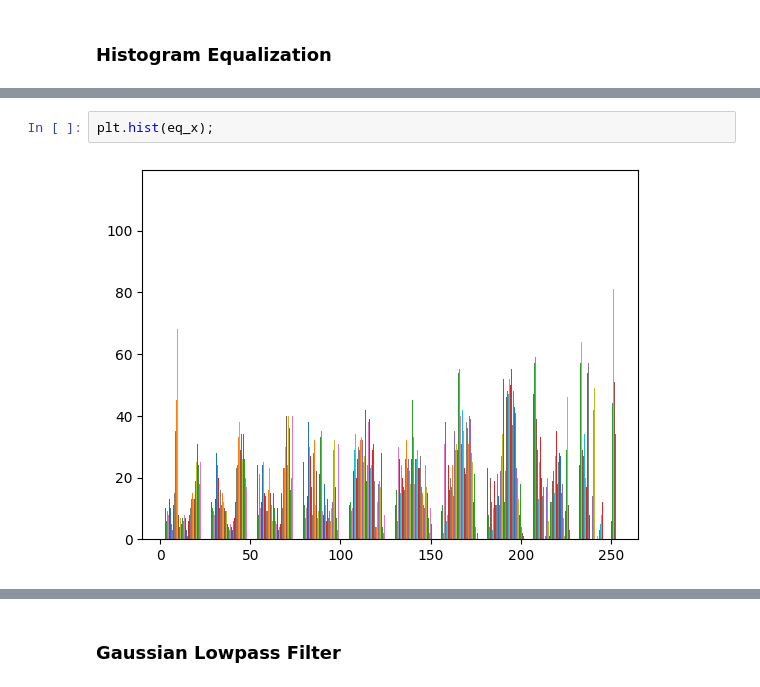
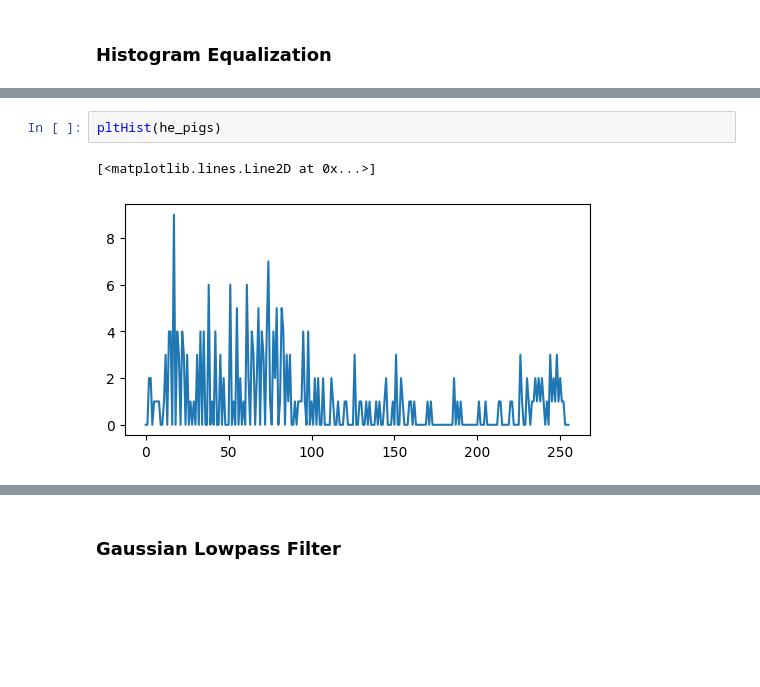
Before and after one commit to pkuxklx/cv_mass, a Jupyter notebook: 1.ipynb, the cells around one changed output, grey strips where cells are left out. Cells and saved outputs as stored; diff of their text form; blank space fills up the shorter version.

```diff
--- a/1.ipynb
+++ b/1.ipynb
@@ -42,4 +50,5 @@ ValueError: The 'color' keyword argument must have one color per dataset, but 25
-# %%
-plt.hist(eq_x);
-# %% [output]
-[figure, removed]
+# %%
+pltHist(he_pigs)
+# %% [output]
+[<matplotlib.lines.Line2D at 0x...>]
+[figure, added]
```
Also changed, not shown: parts of 30 cells of this notebook, 23 other files.
